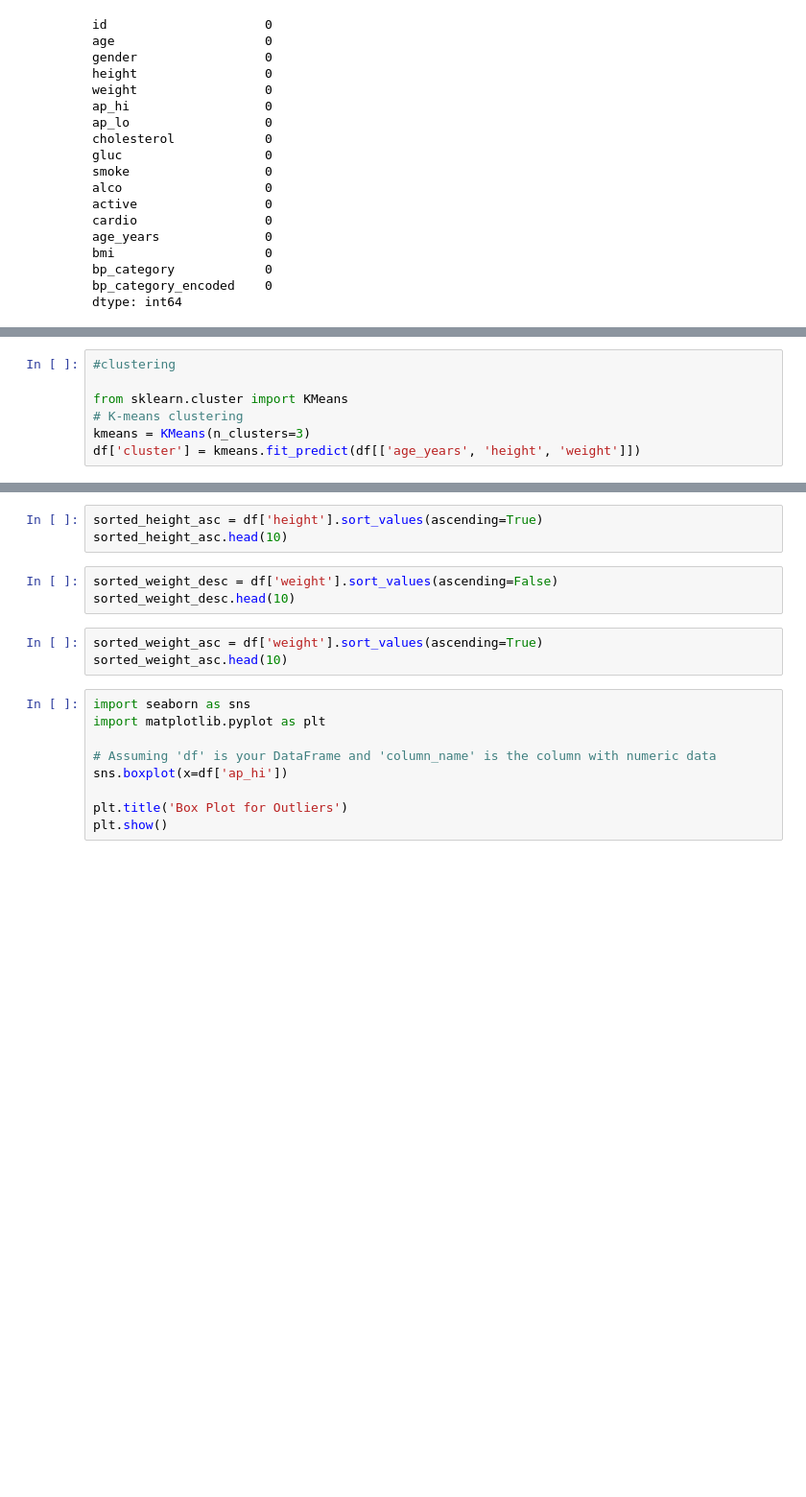
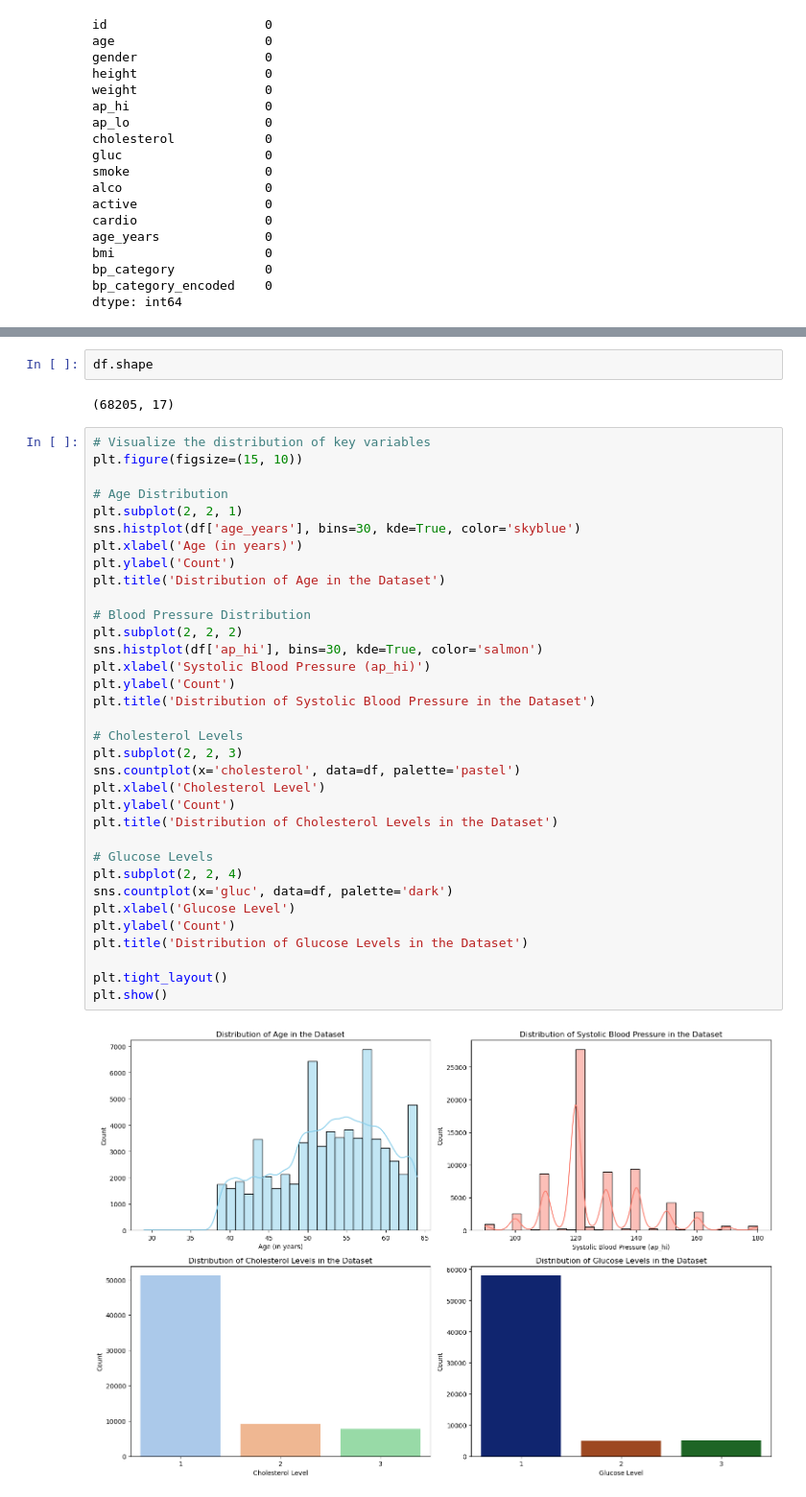
Before and after one commit to ch-nisar89/machine-learning-approaches-for-cardiovascular-disease-prediction, a Jupyter notebook: Cardiovascular Disease Prediction Using Clustering and Logistic Regression.ipynb, the cells around one changed output, grey strips where cells are left out. Shown at 96% size. Saved outputs shown, nothing was run; the diff lists cells and outputs as text; blank space fills up the shorter version.

```diff
--- a/Cardiovascular Disease Prediction Using Clustering and Logistic Regression.ipynb
+++ b/Cardiovascular Disease Prediction Using Clustering and Logistic Regression.ipynb
@@ -227,7 +105,0 @@ print(coefficients)
-# %%
-#clustering
-
-from sklearn.cluster import KMeans
-# K-means clustering
-kmeans = KMeans(n_clusters=3)
-df['cluster'] = kmeans.fit_predict(df[['age_years', 'height', 'weight']])
@@ -271,18 +106,40 @@ sorted_height_desc.head(10)
-# %%
-sorted_height_asc = df['height'].sort_values(ascending=True)
-sorted_height_asc.head(10)
-# %%
-sorted_weight_desc = df['weight'].sort_values(ascending=False)
-sorted_weight_desc.head(10)
-# %%
-sorted_weight_asc = df['weight'].sort_values(ascending=True)
-sorted_weight_asc.head(10)
-# %%
-import seaborn as sns
-import matplotlib.pyplot as plt
-
-# Assuming 'df' is your DataFrame and 'column_name' is the column with numeric data
-sns.boxplot(x=df['ap_hi'])
-
-plt.title('Box Plot for Outliers')
-plt.show()
+# %%
+df.shape
+# %% [output]
+(68205, 17)
+# %%
+# Visualize the distribution of key variables
+plt.figure(figsize=(15, 10))
+
+# Age Distribution
+plt.subplot(2, 2, 1)
+sns.histplot(df['age_years'], bins=30, kde=True, color='skyblue')
+plt.xlabel('Age (in years)')
+plt.ylabel('Count')
+plt.title('Distribution of Age in the Dataset')
+
+# Blood Pressure Distribution
+plt.subplot(2, 2, 2)
+sns.histplot(df['ap_hi'], bins=30, kde=True, color='salmon')
+plt.xlabel('Systolic Blood Pressure (ap_hi)')
+plt.ylabel('Count')
+plt.title('Distribution of Systolic Blood Pressure in the Dataset')
+
+# Cholesterol Levels
+plt.subplot(2, 2, 3)
+sns.countplot(x='cholesterol', data=df, palette='pastel')
+plt.xlabel('Cholesterol Level')
+plt.ylabel('Count')
+plt.title('Distribution of Cholesterol Levels in the Dataset')
+
+# Glucose Levels
+plt.subplot(2, 2, 4)
+sns.countplot(x='gluc', data=df, palette='dark')
+plt.xlabel('Glucose Level')
+plt.ylabel('Count')
+plt.title('Distribution of Glucose Levels in the Dataset')
+
+plt.tight_layout()
+plt.show()
+# %% [output]
+[figure, added]
```
Also changed, not shown: parts of 53 cells of this notebook.
